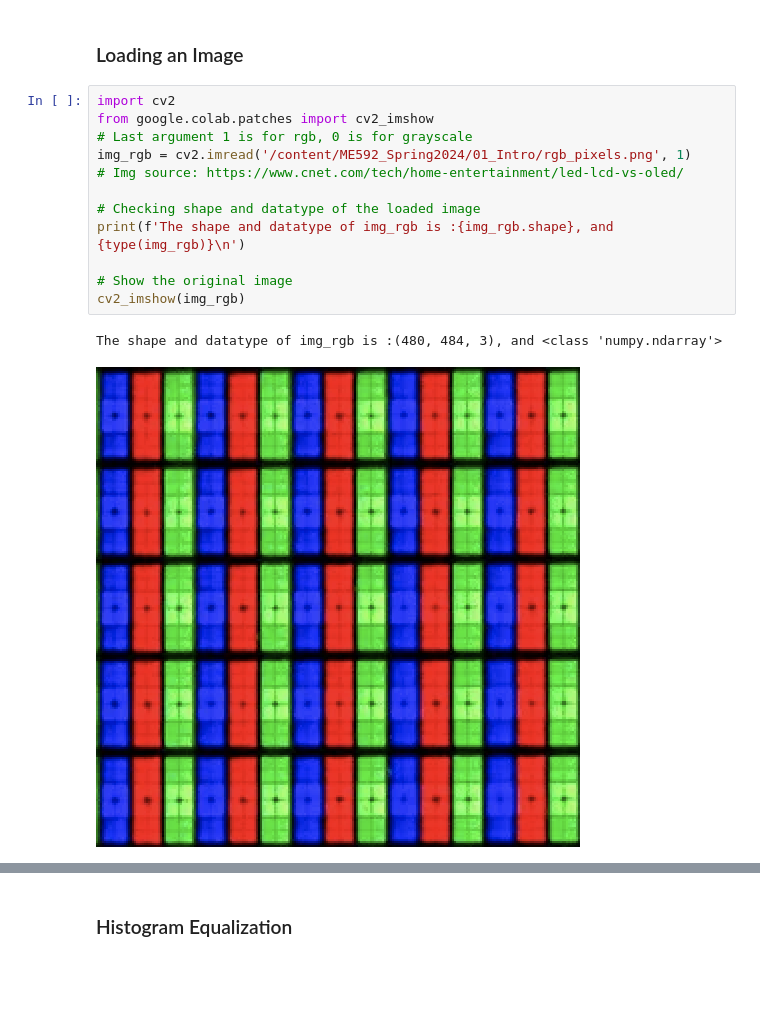
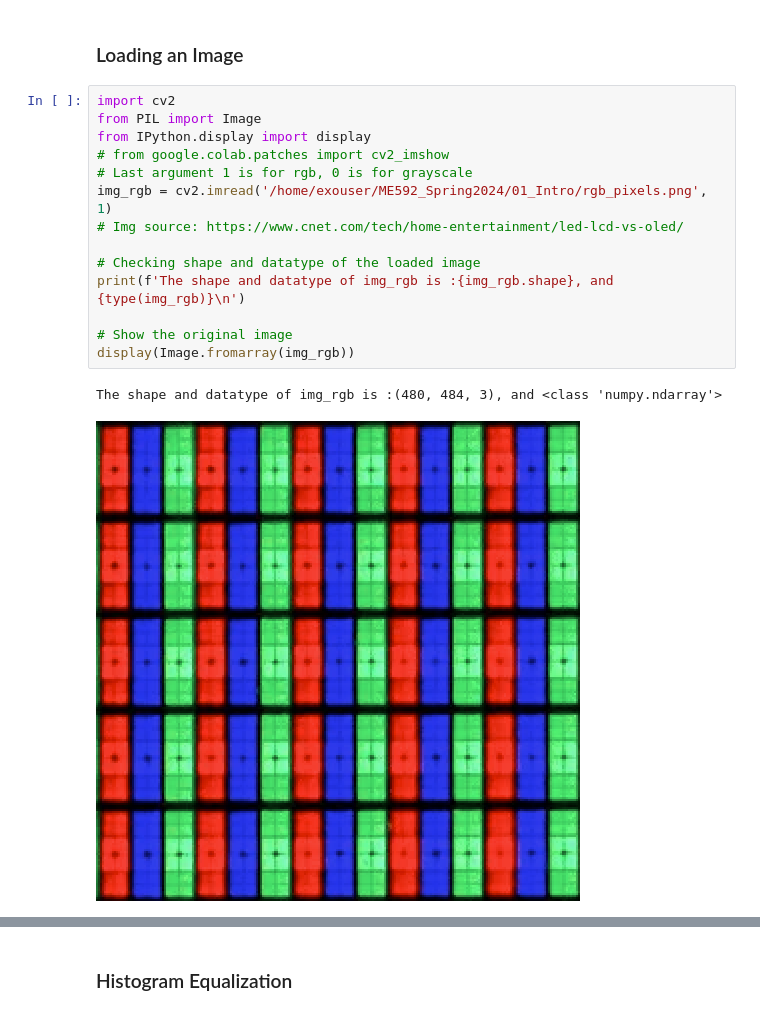
Before and after one commit to me592content/ME592_S2024, a Jupyter notebook: 01_Intro/01_Intro.ipynb, the cells around one changed output, grey strips where cells are left out. Drawn from its saved outputs; the diff is of its cells as text; blank space fills up the shorter version.

```diff
--- a/01_Intro/01_Intro.ipynb
+++ b/01_Intro/01_Intro.ipynb
@@ -298,18 +332,20 @@ plt.show()
 ### Loading an Image
 # %%
 import cv2
-from google.colab.patches import cv2_imshow
+from PIL import Image
+from IPython.display import display
+# from google.colab.patches import cv2_imshow
 # Last argument 1 is for rgb, 0 is for grayscale
-img_rgb = cv2.imread('/content/ME592_Spring2024/01_Intro/rgb_pixels.png', 1)
+img_rgb = cv2.imread('/home/exouser/ME592_Spring2024/01_Intro/rgb_pixels.png', 1)
 # Img source: https://www.cnet.com/tech/home-entertainment/led-lcd-vs-oled/
 
 # Checking shape and datatype of the loaded image
 print(f'The shape and datatype of img_rgb is :{img_rgb.shape}, and {type(img_rgb)}\n')
 
 # Show the original image
-cv2_imshow(img_rgb)
+display(Image.fromarray(img_rgb))
 # %% [output]
 The shape and datatype of img_rgb is :(480, 484, 3), and <class 'numpy.ndarray'>
-[figure, old version]
+[figure, new version]
 # %%
 # Be careful of the RGB channel sequence when using different image processing packages, some has a sequence of RGB, while some is BGR
```
Also changed, not shown: parts of 34 cells of this notebook.
